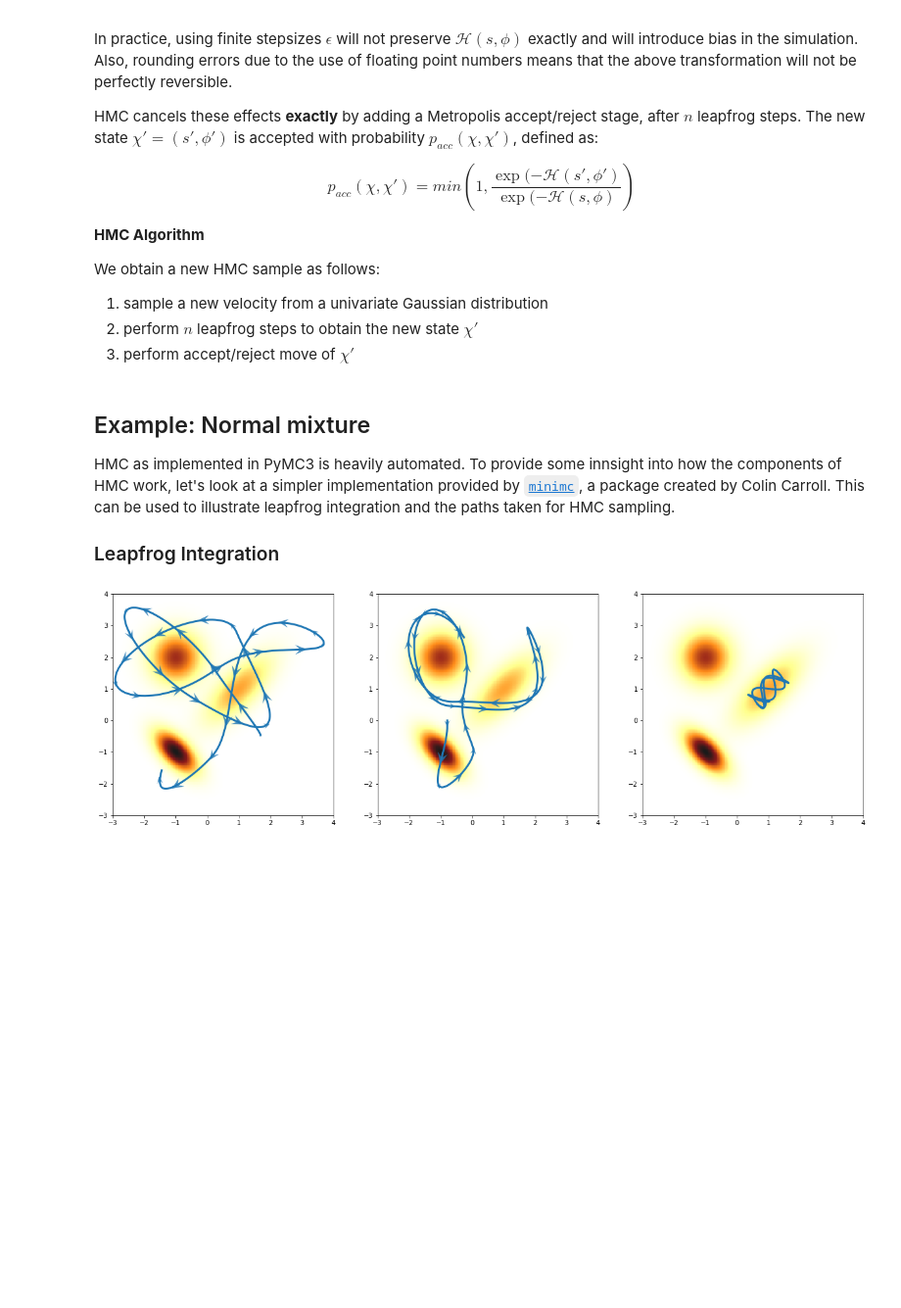
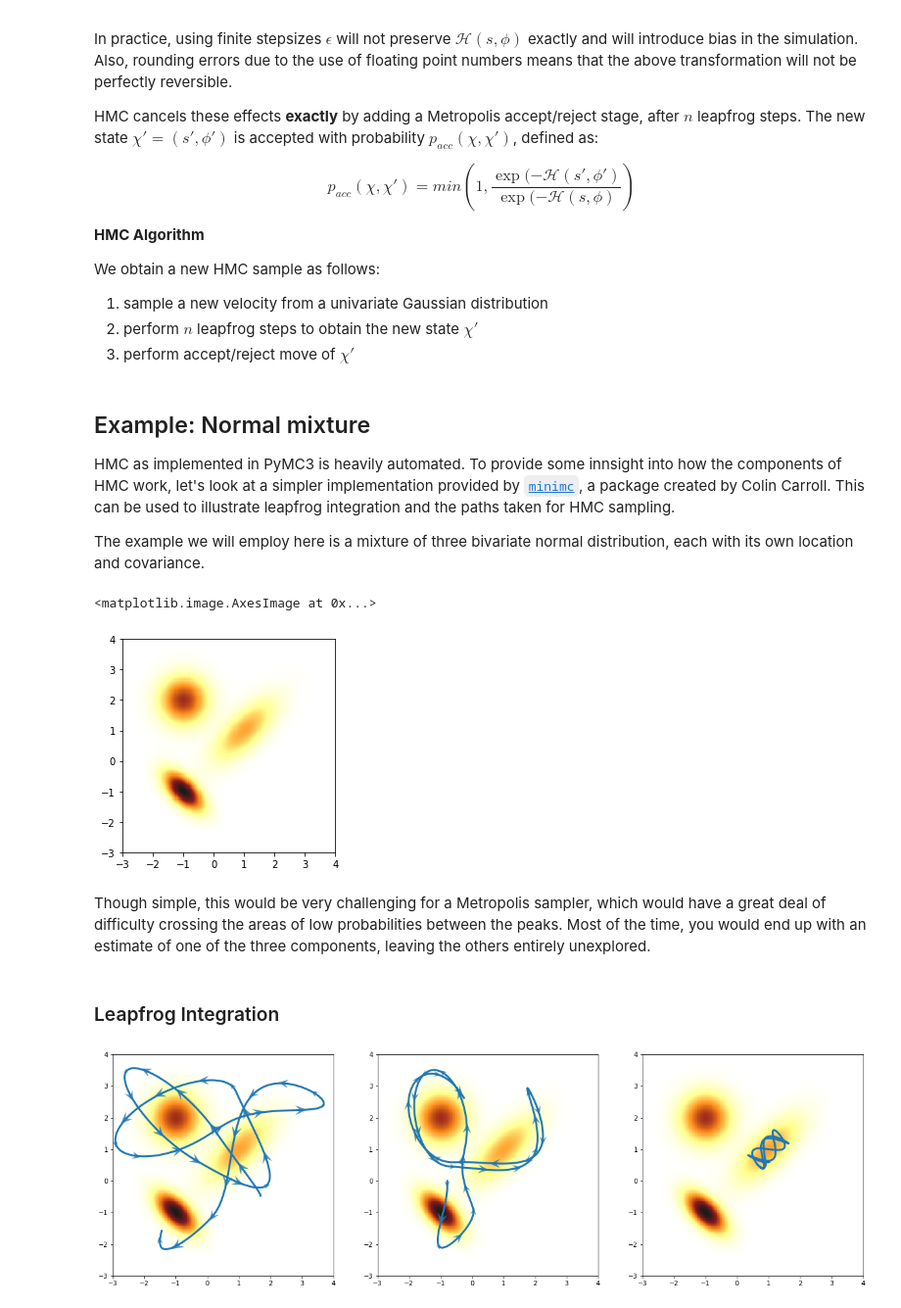
Before and after one commit to fonnesbeck/mcmc_pydata_london_2019, a Jupyter notebook: notebooks/2-Markov_chain_Monte_Carlo.ipynb, the cells around one changed output. Shown: that part at 98% size. Drawn from its saved outputs; the diff is of its cells as text; code cells hidden in the pictures; blank space fills up the shorter version.

```diff
--- a/notebooks/2-Markov_chain_Monte_Carlo.ipynb
+++ b/notebooks/2-Markov_chain_Monte_Carlo.ipynb
@@ -538,7 +538,39 @@ We obtain a new HMC sample as follows:
 
 HMC as implemented in PyMC3 is heavily automated. To provide some innsight into how the components of HMC work, let's look at a simpler implementation provided by [`minimc`](https://github.com/ColCarroll/minimc), a package created by Colin Carroll. This can be used to illustrate leapfrog integration and the paths taken for HMC sampling.
 
-### Leapfrog Integration
+The example we will employ here is a mixture of three bivariate normal distribution, each with its own location and covariance.
+# %%
+from minimc import mixture, neg_log_mvnormal
+
+np.random.seed(7)
+
+mu1 = np.ones(2)
+cov1 = 0.5 * np.array([[1., 0.7],
+                       [0.7, 1.]])
+mu2 = -mu1
+cov2 = 0.2 * np.array([[1., -0.6],
+                       [-0.6, 1.]])
+
+mu3 = np.array([-1., 2.])
+cov3 = 0.3 * np.eye(2)
+
+neg_log_p = mixture([neg_log_mvnormal(mu1, cov1),
+                     neg_log_mvnormal(mu2, cov2),
+                     neg_log_mvnormal(mu3, cov3)], [0.3, 0.3, 0.4])
+dVdq = grad(neg_log_p)
+
+steps = slice(None, None, 40)
+
+Z, extent = neg_log_p_to_img(neg_log_p, (-3, 4, -3, 4), num=200)
+
+plt.imshow(Z, alpha=0.9, extent=extent, cmap='afmhot_r', origin='top')
+# %% [output]
+<matplotlib.image.AxesImage at 0x...>
+[figure, added]
+# %% [markdown]
+Though simple, this would be very challenging for a Metropolis sampler, which would have a great deal of difficulty crossing the areas of low probabilities between the peaks. Most of the time, you would end up with an estimate of one of the three components, leaving the others entirely unexplored.
+# %% [markdown]
+### Leapfrog Integration
 # %%
 from autograd import grad
 import autograd.numpy as np
```
Also changed, not shown: parts of 8 cells of this notebook, 3 other files.
